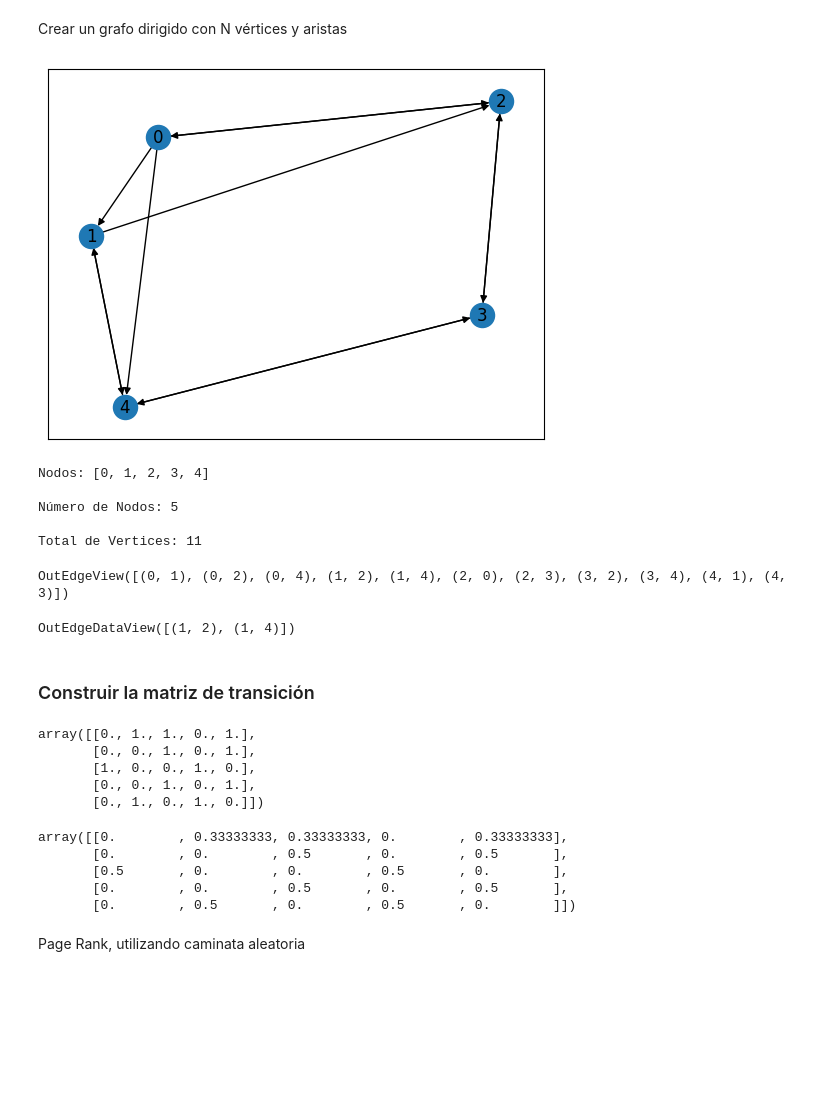
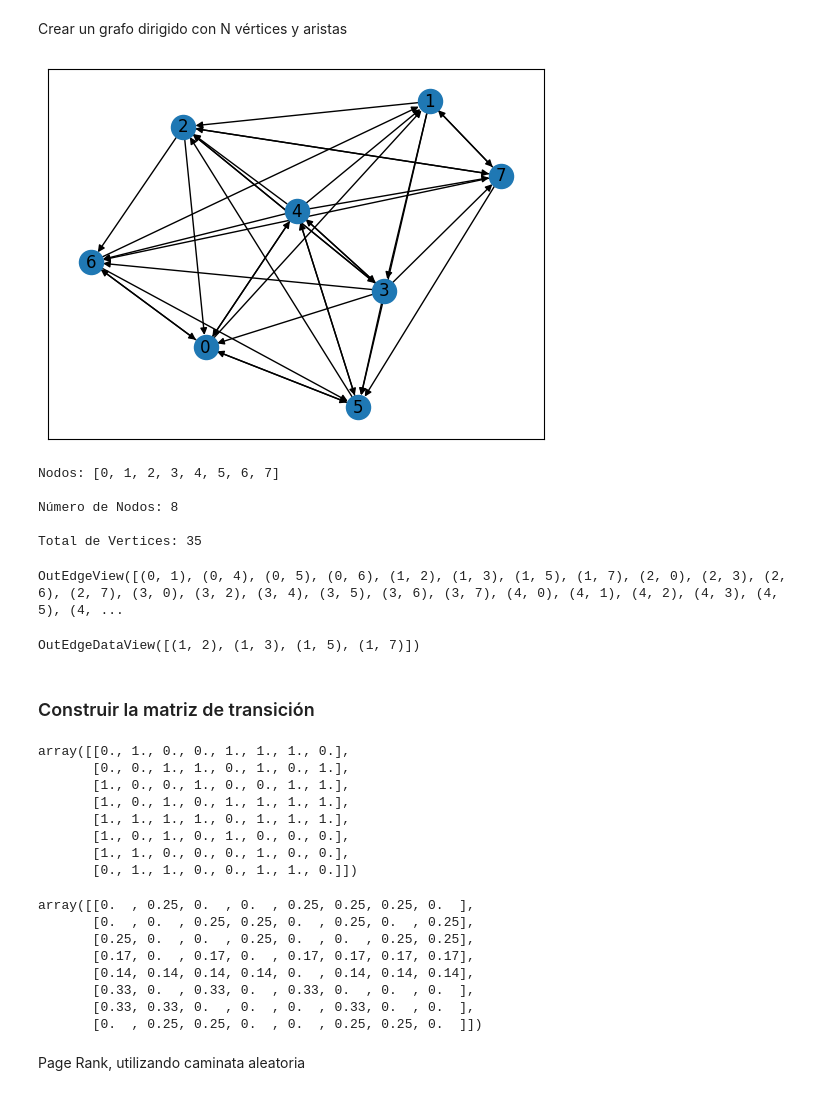
Before and after one commit to AnIsAsPe/Estadistica_y_Probabilidad_para-CD-, a Jupyter notebook: PrincipiosDeProbabilidad/Semana5/Simulación_MC_Page_Rank_2.ipynb, the cells around one changed output. Drawn from its saved outputs; the diff is of its cells as text; code cells hidden in the pictures; blank space fills up the shorter version.

```diff
--- a/PrincipiosDeProbabilidad/Semana5/Simulación_MC_Page_Rank_2.ipynb
+++ b/PrincipiosDeProbabilidad/Semana5/Simulación_MC_Page_Rank_2.ipynb
@@ -30,58 +38,64 @@ def añadir_conexiones(g, pr):
 # %% [markdown]
 Crear un grafo dirigido con N vértices y aristas
 # %%
-#Crear grafica usando la biblioteca networkx
+# Crear grafica usando la biblioteca networkx.
 g = nx.DiGraph()
 
-#Añadir vertices
-N = 5
+# Añadir vertices.
+N = 8
 g.add_nodes_from(range(N))
 
-# Agregar aristas
-g = añadir_conexiones(g, 0.6)
+# Agregar aristas.
+g = añadir_conexiones(g=g, pr=0.6, random_state=1)
 
-#Ver la gráfica
+# Ver la gráfica.
 nx.draw_networkx(g, with_labels=True)
 # %% [output]
-[figure, old version]
+[figure, new version]
 # %%
 print('Nodos:', g.nodes())
 print('\nNúmero de Nodos:', g.number_of_nodes())
 print('\nTotal de Vertices:',g.number_of_edges())
 # %% [output]
-Nodos: [0, 1, 2, 3, 4]
+Nodos: [0, 1, 2, 3, 4, 5, 6, 7]
 
-Número de Nodos: 5
+Número de Nodos: 8
 
-Total de Vertices: 11
+Total de Vertices: 35
 # %%
 g.out_edges
 # %% [output]
-OutEdgeView([(0, 1), (0, 2), (0, 4), (1, 2), (1, 4), (2, 0), (2, 3), (3, 2), (3, 4), (4, 1), (4, 3)])
+OutEdgeView([(0, 1), (0, 4), (0, 5), (0, 6), (1, 2), (1, 3), (1, 5), (1, 7), (2, 0), (2, 3), (2, 6), (2, 7), (3, 0), (3, 2), (3, 4), (3, 5), (3, 6), (3, 7), (4, 0), (4, 1), (4, 2), (4, 3), (4, 5), (4, ...
 # %%
 g.out_edges(1)
 # %% [output]
-OutEdgeDataView([(1, 2), (1, 4)])
+OutEdgeDataView([(1, 2), (1, 3), (1, 5), (1, 7)])
 # %% [markdown]
 ### Construir la matriz de transición
 # %%
 a = nx.to_numpy_array(g)
 a
 # %% [output]
-array([[0., 1., 1., 0., 1.],
-       [0., 0., 1., 0., 1.],
-       [1., 0., 0., 1., 0.],
-       [0., 0., 1., 0., 1.],
-       [0., 1., 0., 1., 0.]])
+array([[0., 1., 0., 0., 1., 1., 1., 0.],
+       [0., 0., 1., 1., 0., 1., 0., 1.],
+       [1., 0., 0., 1., 0., 0., 1., 1.],
+       [1., 0., 1., 0., 1., 1., 1., 1.],
+       [1., 1., 1., 1., 0., 1., 1., 1.],
+       [1., 0., 1., 0., 1., 0., 0., 0.],
+       [1., 1., 0., 0., 0., 1., 0., 0.],
+       [0., 1., 1., 0., 0., 1., 1., 0.]])
 # %%
 MT = a / a.sum(axis=1).reshape(-1,1)
-MT
+np.round(MT, 2)
 # %% [output]
-array([[0.        , 0.33333333, 0.33333333, 0.        , 0.33333333],
-       [0.        , 0.        , 0.5       , 0.        , 0.5       ],
-       [0.5       , 0.        , 0.        , 0.5       , 0.        ],
-       [0.        , 0.        , 0.5       , 0.        , 0.5       ],
-       [0.        , 0.5       , 0.        , 0.5       , 0.        ]])
+array([[0.  , 0.25, 0.  , 0.  , 0.25, 0.25, 0.25, 0.  ],
+       [0.  , 0.  , 0.25, 0.25, 0.  , 0.25, 0.  , 0.25],
+       [0.25, 0.  , 0.  , 0.25, 0.  , 0.  , 0.25, 0.25],
+       [0.17, 0.  , 0.17, 0.  , 0.17, 0.17, 0.17, 0.17],
+       [0.14, 0.14, 0.14, 0.14, 0.  , 0.14, 0.14, 0.14],
+       [0.33, 0.  , 0.33, 0.  , 0.33, 0.  , 0.  , 0.  ],
+       [0.33, 0.33, 0.  , 0.  , 0.  , 0.33, 0.  , 0.  ],
+       [0.  , 0.25, 0.25, 0.  , 0.  , 0.25, 0.25, 0.  ]])
 # %% [markdown]
 Page Rank, utilizando caminata aleatoria
 # %%
```
Also changed, not shown: parts of 13 cells of this notebook.
